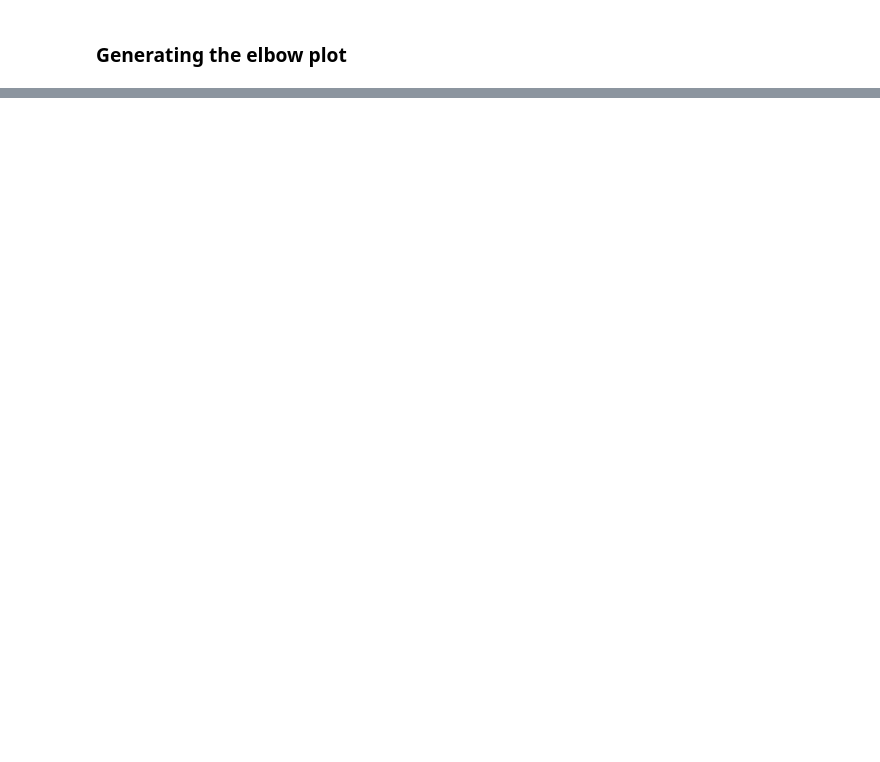
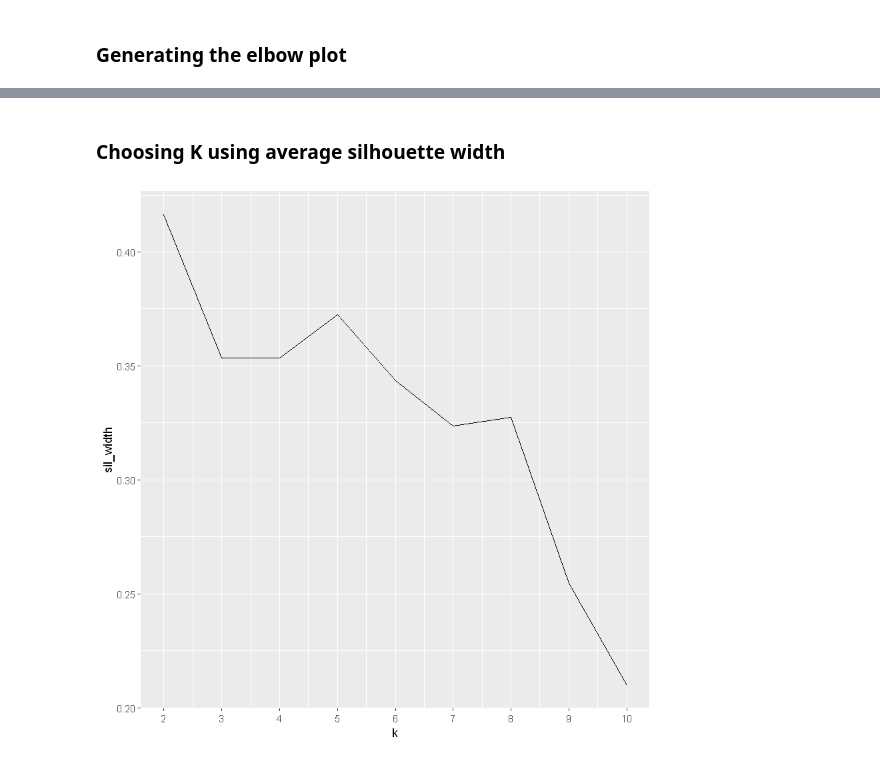
Before and after one commit to VictorOmondi1997/Cluster-Analysis-in-R, a Jupyter notebook: Cluster Analysis in R.ipynb, the cells around one changed output, grey strips where cells are left out. Saved outputs shown, nothing was run; the diff lists cells and outputs as text; code cells hidden in the pictures; blank space fills up the shorter version.

```diff
--- a/Cluster Analysis in R.ipynb
+++ b/Cluster Analysis in R.ipynb
@@ -588,0 +646,9 @@ elbow_df_l %>%
+# %%
+sil_width <- map_dbl(2:10, function(k){
+    model_sil <- pam(lineup, k=k)
+    model_sil$silinfo$avg.width
+})
+head(sil_df <- data.frame(
+    k = 2:10,
+    sil_width = sil_width
+), 10)
@@ -588,0 +666,9 @@ elbow_df_l %>%
+# %% [markdown]
+### Choosing K using average silhouette width
+# %%
+sil_df %>%
+    ggplot(aes(x=k, y=sil_width)) +
+    geom_line() +
+    scale_x_continuous(breaks = 2:10)
+# %% [output]
+[figure, added]
```
Also changed, not shown: parts of 24 cells of this notebook.
